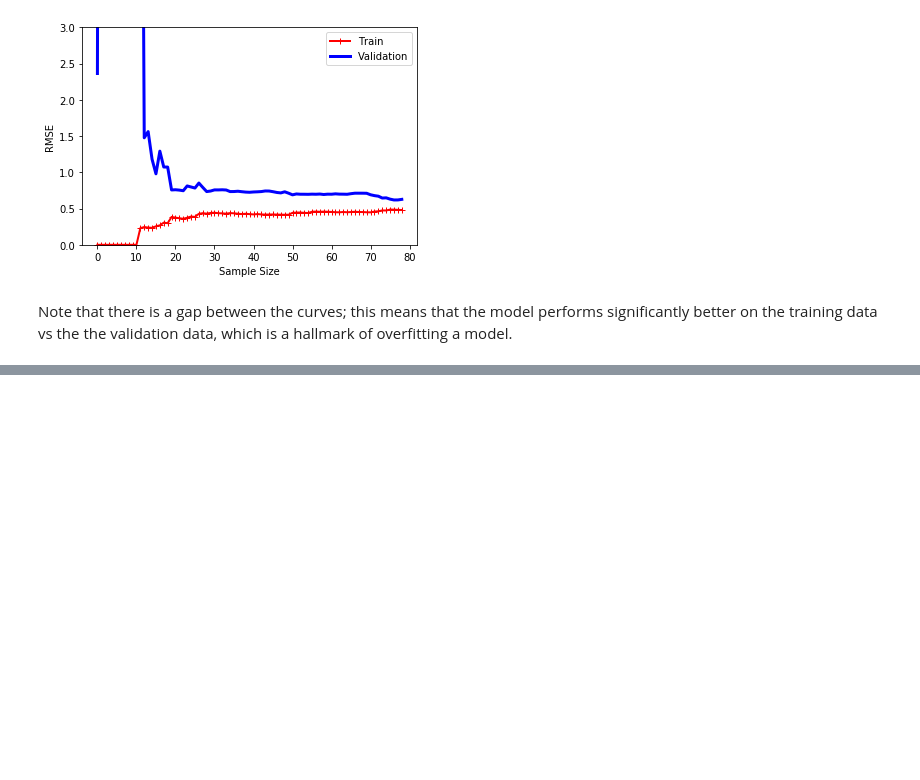
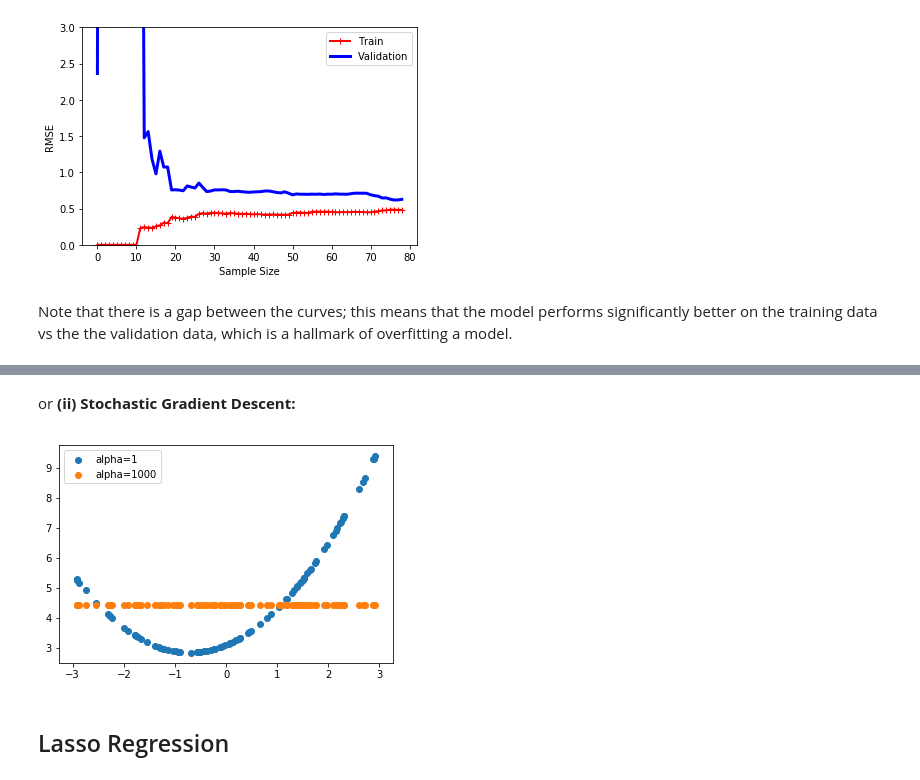
Before and after one commit to lukepolson/Machine-Learning, a Jupyter notebook: Chapter4.ipynb, the cells around one changed output, grey strips where cells are left out. Saved outputs shown, nothing was run; the diff lists cells and outputs as text; code cells hidden in the pictures; blank space fills up the shorter version.

```diff
--- a/Chapter4.ipynb
+++ b/Chapter4.ipynb
@@ -309,0 +342,20 @@ Note that there is a gap between the curves; this means that the model performs
+# %% [markdown]
+or **(ii) Stochastic Gradient Descent:**
+# %%
+from sklearn.linear_model import SGDRegressor
+sgd_reg1 = SGDRegressor(penalty='l2', alpha=1)
+sgd_reg1.fit(X_poly, y.ravel())
+
+sgd_reg2 = SGDRegressor(penalty='l2', alpha=1000)
+sgd_reg2.fit(X_poly, y.ravel())
+
+#Plot
+plt.figure(1)
+plt.scatter(X.ravel(), sgd_reg1.predict(X_poly).ravel(), label='alpha=1')
+plt.scatter(X.ravel(), sgd_reg2.predict(X_poly).ravel(), label='alpha=1000')
+plt.legend()
+plt.show()
+# %% [output]
+[figure, added]
+# %% [markdown]
+## Lasso Regression
```
Also changed, not shown: parts of 15 cells of this notebook.
